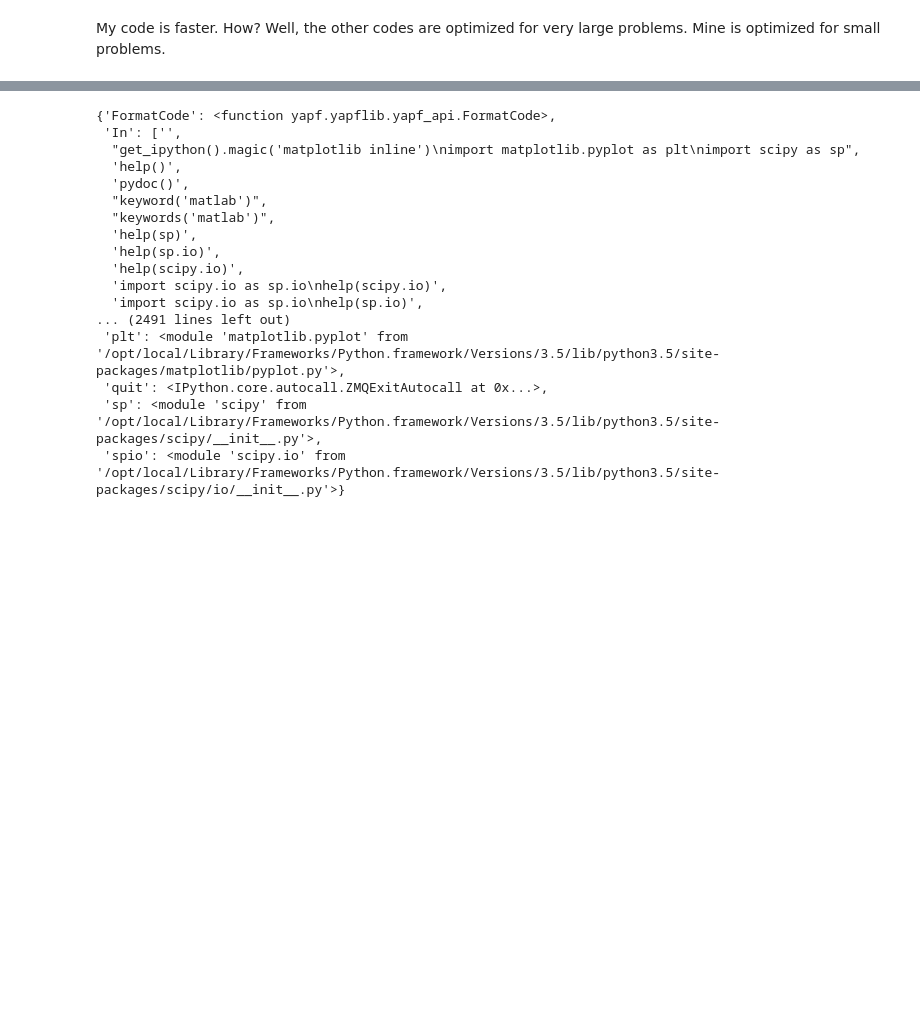
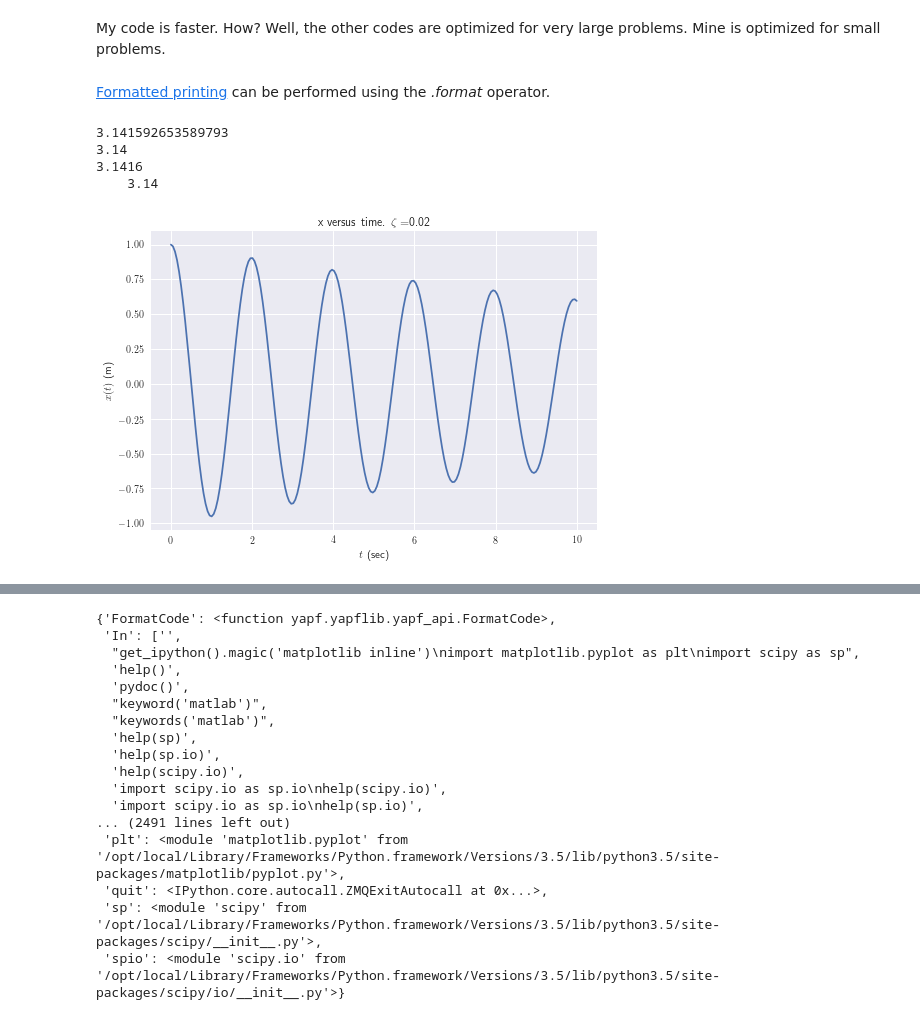
Before and after one commit to josephcslater/JupyterExamples, a Jupyter notebook: Newton_Raphson_and Intro to Scientific Python.ipynb, the cells around one changed output, grey strips where cells are left out. Saved outputs shown, nothing was run; the diff lists cells and outputs as text; code cells hidden in the pictures; blank space fills up the shorter version.

```diff
--- a/Newton_Raphson.ipynb
+++ b/Newton_Raphson_and Intro to Scientific Python.ipynb
@@ -156,3 +156,15 @@ The slowest run took 4.46 times longer than the fastest. This could mean that an
 10000 loops, best of 3: 74.2 µs per loop
 # %% [markdown]
 My code is faster. How? Well, the other codes are optimized for very large problems. Mine is optimized for small problems.
+# %% [markdown]
+[Formatted printing](https://mkaz.tech/code/python-string-format.html) can be performed using the *.format* operator.
+# %%
+print(sp.pi)
+print('{:.2f}'.format(sp.pi))
+print('{:.4f}'.format(sp.pi))
+print('{:^12.2f}'.format(sp.pi))
+# %% [output]
+3.141592653589793
+3.14
+3.1416
+    3.14
@@ -158,0 +175,22 @@ My code is faster. How? Well, the other codes are optimized for very large probl
+# %%
+def sdof_resp(x0=1,v0=0.1,m=1,c=.1,k=10,tmax=10):
+    t = sp.linspace(0,tmax,200)
+    omega = sp.sqrt(k/m)
+    zeta = c/2/sp.sqrt(m*k)
+    if zeta < 0:
+        omega_d = omega*sp.sqrt(1-zeta**2)
+        X0 = sp.sqrt(x0**2*omega**2+v0**2+2*x0*v0*zeta*omega)/omega_d
+        Phi0 = sp.arctan2(x0*omega_d,(v0+zeta*omega*x0))
+        x = X0*sp.exp(-zeta*omega*t)*sp.sin(omega_d*t+Phi0)
+    else:
+        C1 = (x0*omega * (zeta + sp.sqrt(zeta**2-1))+v0)/2/omega/sp.sqrt(zeta**2-1)
+        C2 = (-x0*omega * (zeta - sp.sqrt(zeta**2-1))-v0)/2/omega/sp.sqrt(zeta**2-1)
+        x = C1*sp.exp((-zeta+sp.sqrt(zeta**2-1))*omega*t) + C2*sp.exp((-zeta-sp.sqrt(zeta**2-1))*omega*t)
+    plt.plot(t,x)
+    plt.xlabel('$t$ (sec)')
+    plt.ylabel('$x(t)$ (m)')
+    plt.title('x versus time. $\\zeta = ${:.2f}'.format(zeta))
+# %%
+sdof_resp(1,0,1,.1,10,10)
+# %% [output]
+[figure, added]
```
Also changed, not shown: parts of 6 cells of this notebook, 1 other file.
